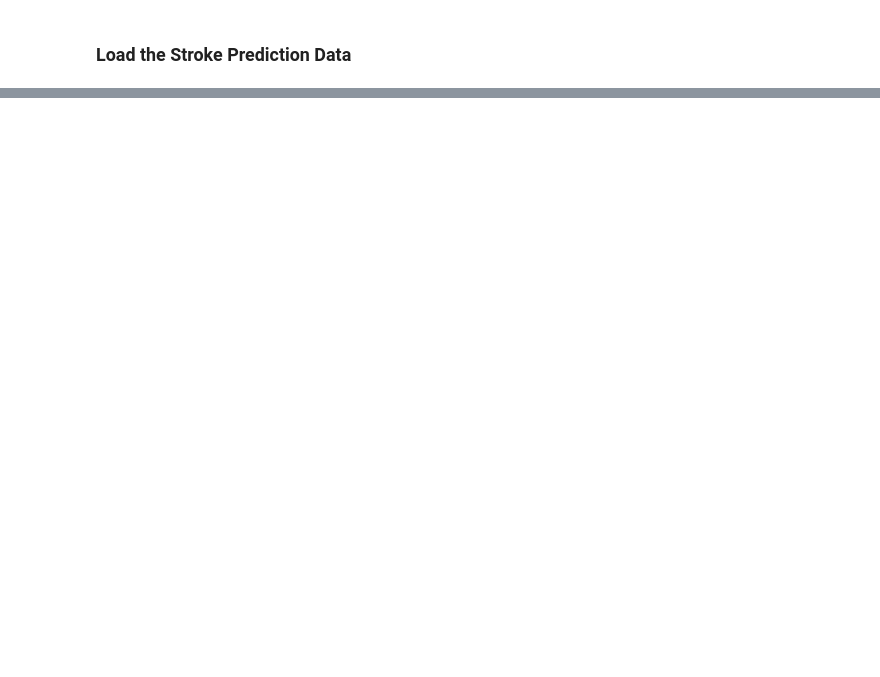
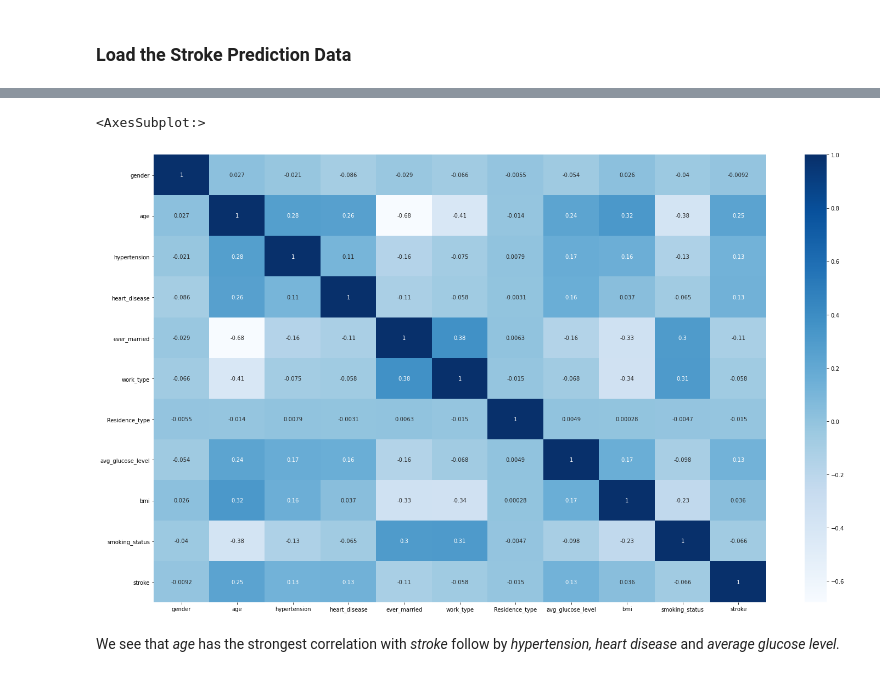
Before and after one commit to szelinghsu/StrokePrediction, a Jupyter notebook: notebook/StrokePrediction.ipynb, the cells around one changed output, grey strips where cells are left out. Drawn from its saved outputs; the diff is of its cells as text; code cells hidden in the pictures; blank space fills up the shorter version.

```diff
--- a/notebook/StrokePrediction.ipynb
+++ b/notebook/StrokePrediction.ipynb
@@ -193,0 +171,15 @@ plt.subplots_adjust(hspace=0.5);
+# %%
+cat_nums = {'gender': {'Male': 0, 'Female': 1, 'Other':2},
+            'ever_married': {'Yes': 0, 'No': 1},
+            'Residence_type': {'Urban':0, 'Rural':1},
+            'smoking_status': {'formerly smoked':0, 'never smoked':1, 'smokes':2, 'Unknown':3},
+            'work_type': {'Private':0, 'Self-employed':1, 'Govt_job':2, 'children':3, 'Never_worked':4},}
+stroke = stroke.replace(cat_nums)
+# %%
+plt.figure(figsize=(25,15))
+sns.heatmap(stroke.corr(), cmap="Blues", annot=True)
+# %% [output]
+<AxesSubplot:>
+[figure, added]
+# %% [markdown]
+We see that *age* has the strongest correlation with *stroke* follow by *hypertension, heart disease* and *average glucose level.*
```
Also changed, not shown: parts of 55 cells of this notebook.
